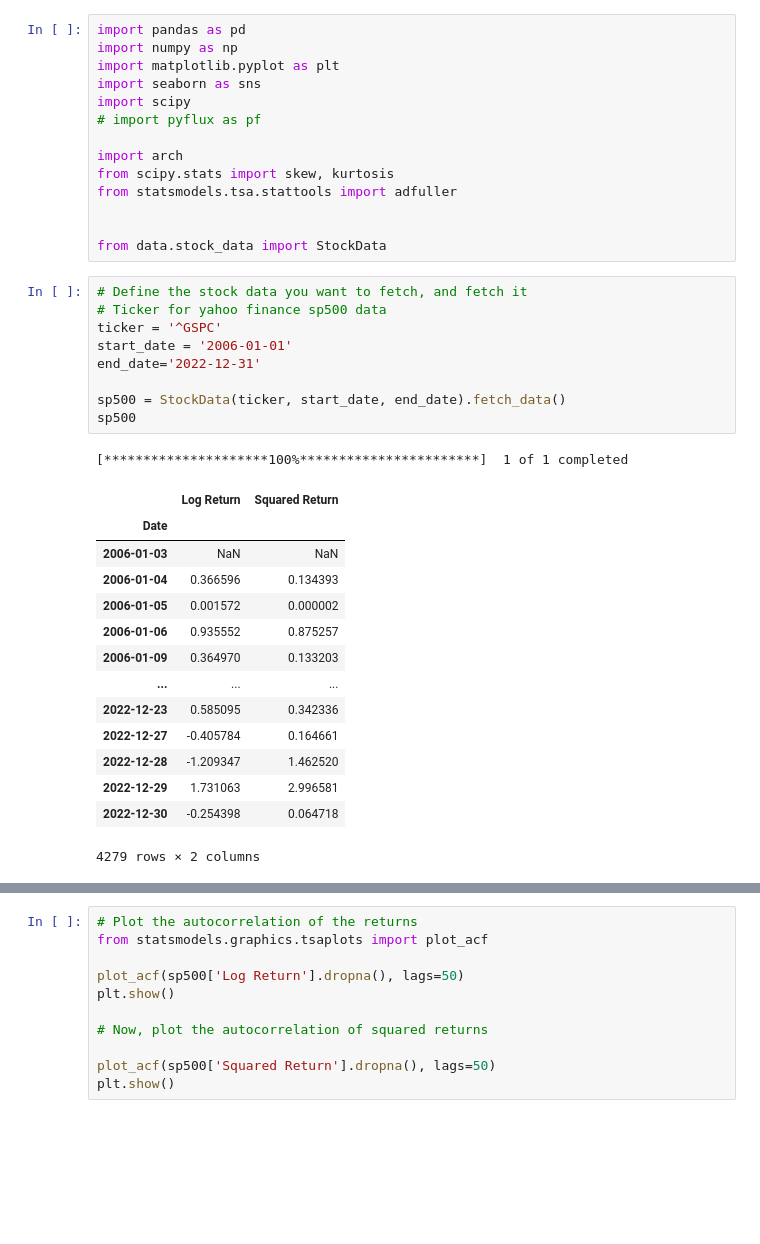
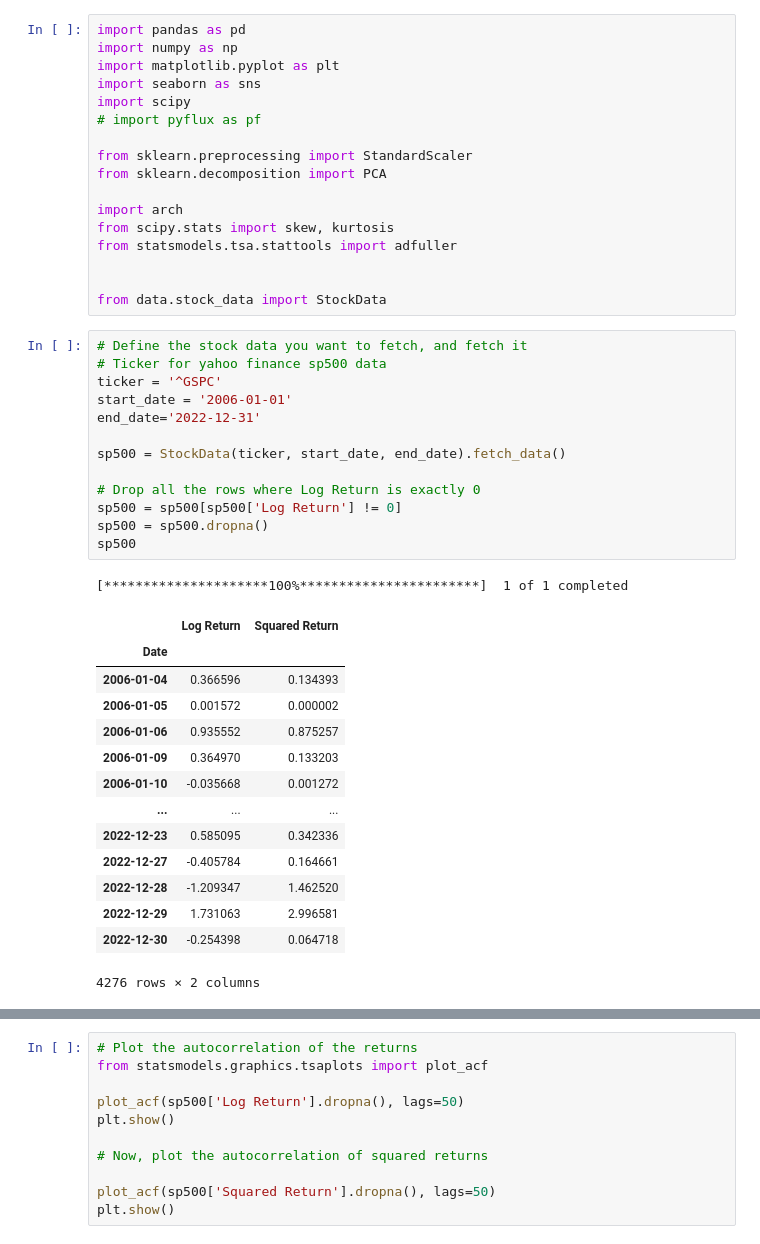
Before and after one commit to setamies/volatility-modeling, a Jupyter notebook: main.ipynb, the cells around one changed output, grey strips where cells are left out. Cells and saved outputs as stored; diff of their text form; blank space fills up the shorter version.

```diff
--- a/main.ipynb
+++ b/main.ipynb
@@ -6,6 +6,9 @@ import seaborn as sns
 import scipy
 # import pyflux as pf
 
+from sklearn.preprocessing import StandardScaler
+from sklearn.decomposition import PCA
+
 import arch
 from scipy.stats import skew, kurtosis
 from statsmodels.tsa.stattools import adfuller
@@ -15,28 +18,32 @@ from data.stock_data import StockData
 # %%
 # Define the stock data you want to fetch, and fetch it
 # Ticker for yahoo finance sp500 data
 ticker = '^GSPC'
 start_date = '2006-01-01'
 end_date='2022-12-31'
 
 sp500 = StockData(ticker, start_date, end_date).fetch_data()
+
+# Drop all the rows where Log Return is exactly 0
+sp500 = sp500[sp500['Log Return'] != 0]
+sp500 = sp500.dropna()
 sp500
 # %% [output]
 [*********************100%***********************]  1 of 1 completed
 |  | Log Return | Squared Return |
 | Date |  |  |
-| 2006-01-03 | NaN | NaN |
 | 2006-01-04 | 0.366596 | 0.134393 |
 | 2006-01-05 | 0.001572 | 0.000002 |
 | 2006-01-06 | 0.935552 | 0.875257 |
 | 2006-01-09 | 0.364970 | 0.133203 |
+| 2006-01-10 | -0.035668 | 0.001272 |
 | ... | ... | ... |
 | 2022-12-23 | 0.585095 | 0.342336 |
 | 2022-12-27 | -0.405784 | 0.164661 |
 | 2022-12-28 | -1.209347 | 1.462520 |
 | 2022-12-29 | 1.731063 | 2.996581 |
 | 2022-12-30 | -0.254398 | 0.064718 |
-4279 rows × 2 columns
+4276 rows × 2 columns
 # %%
 # Import macro data
 macro_df = pd.read_csv('data/macro_data.csv')
```
Also changed, not shown: parts of 17 cells of this notebook, 3 other files.
